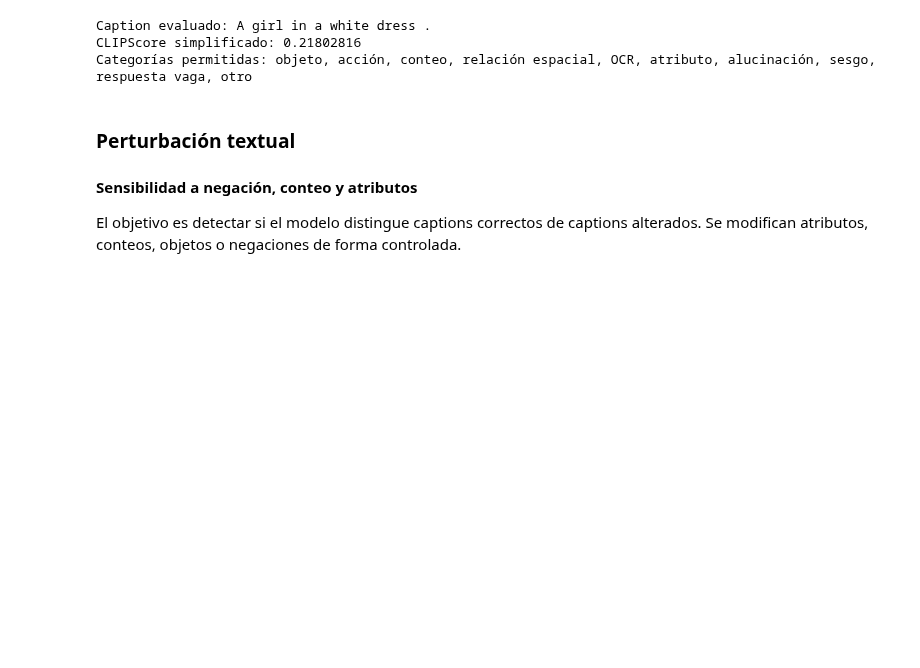
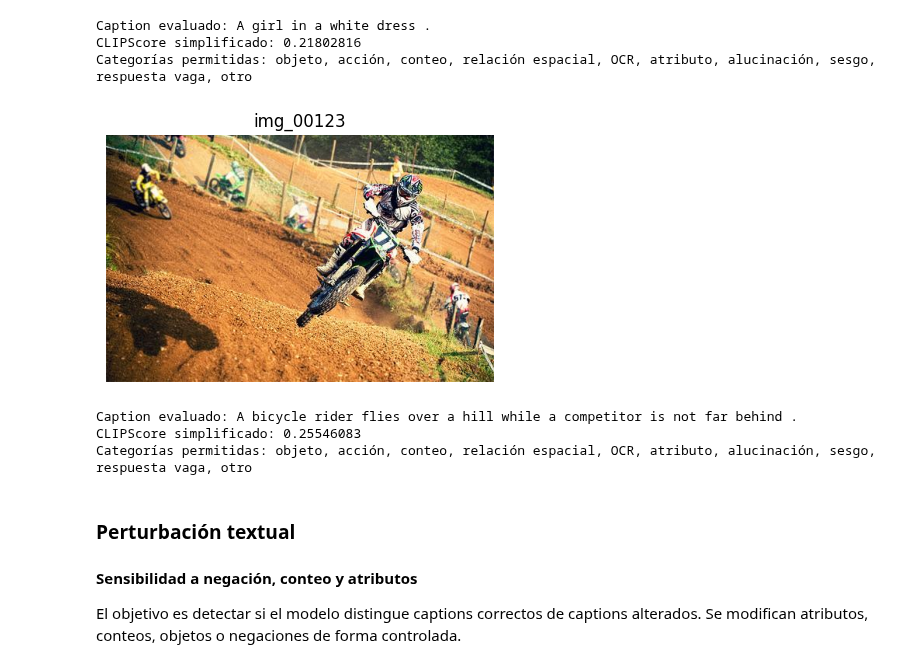
Before and after one commit to silvanalorens/MCC225, a Jupyter notebook: Exposicion2/notebooks/Cuaderno14_MCC225.ipynb, the cells around one changed output. Drawn from its saved outputs; the diff is of its cells as text; code cells hidden in the pictures; blank space fills up the shorter version.

```diff
--- a/Exposicion2/notebooks/Cuaderno14_MCC225.ipynb
+++ b/Exposicion2/notebooks/Cuaderno14_MCC225.ipynb
@@ -934,6 +938,13 @@ show_error_case(error_sheet, 0)
 Caption evaluado: A girl in a white dress .
 CLIPScore simplificado: 0.21802816
 Categorías permitidas: objeto, acción, conteo, relación espacial, OCR, atributo, alucinación, sesgo, respuesta vaga, otro
+# %%
+show_error_case(error_sheet, 5)
+# %% [output]
+[figure, added]
+Caption evaluado: A bicycle rider flies over a hill while a competitor is not far behind .
+CLIPScore simplificado: 0.25546083
+Categorías permitidas: objeto, acción, conteo, relación espacial, OCR, atributo, alucinación, sesgo, respuesta vaga, otro
 # %% [markdown]
 ### **Perturbación textual**
 
```
Also changed, not shown: parts of 1 cell of this notebook, 1 other file.
